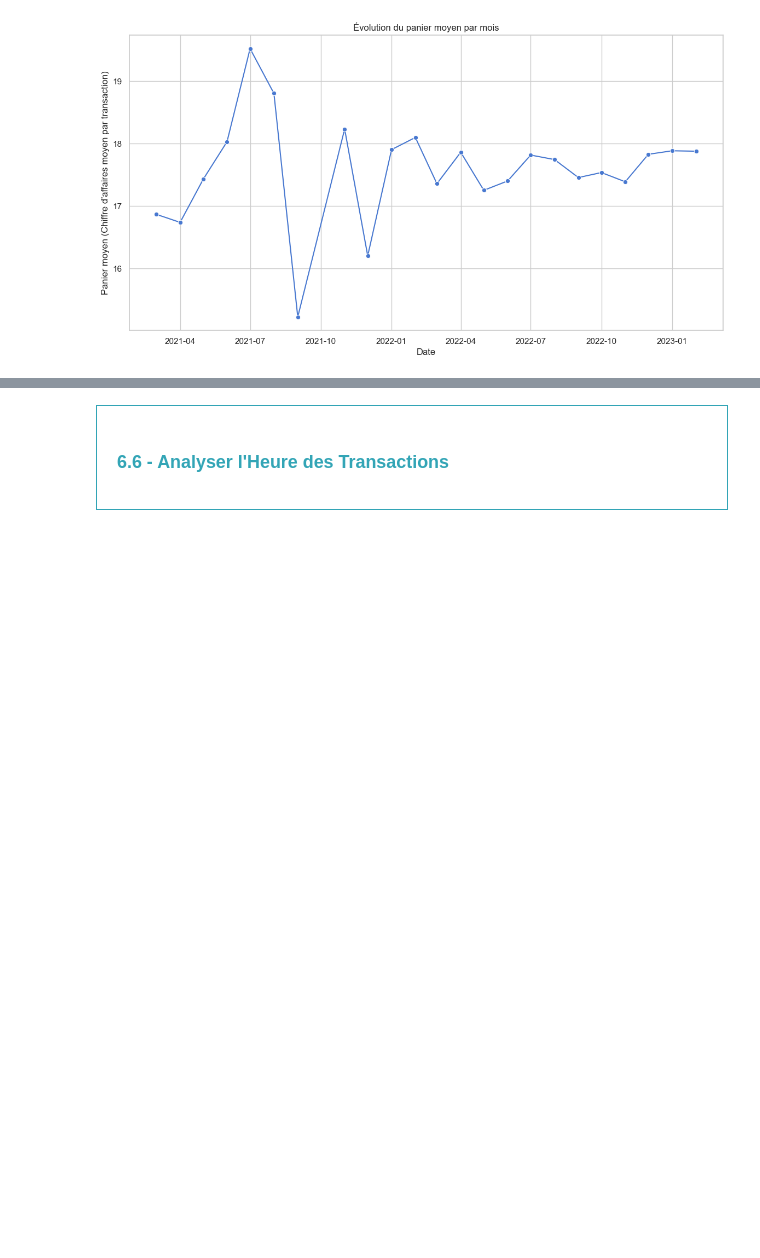
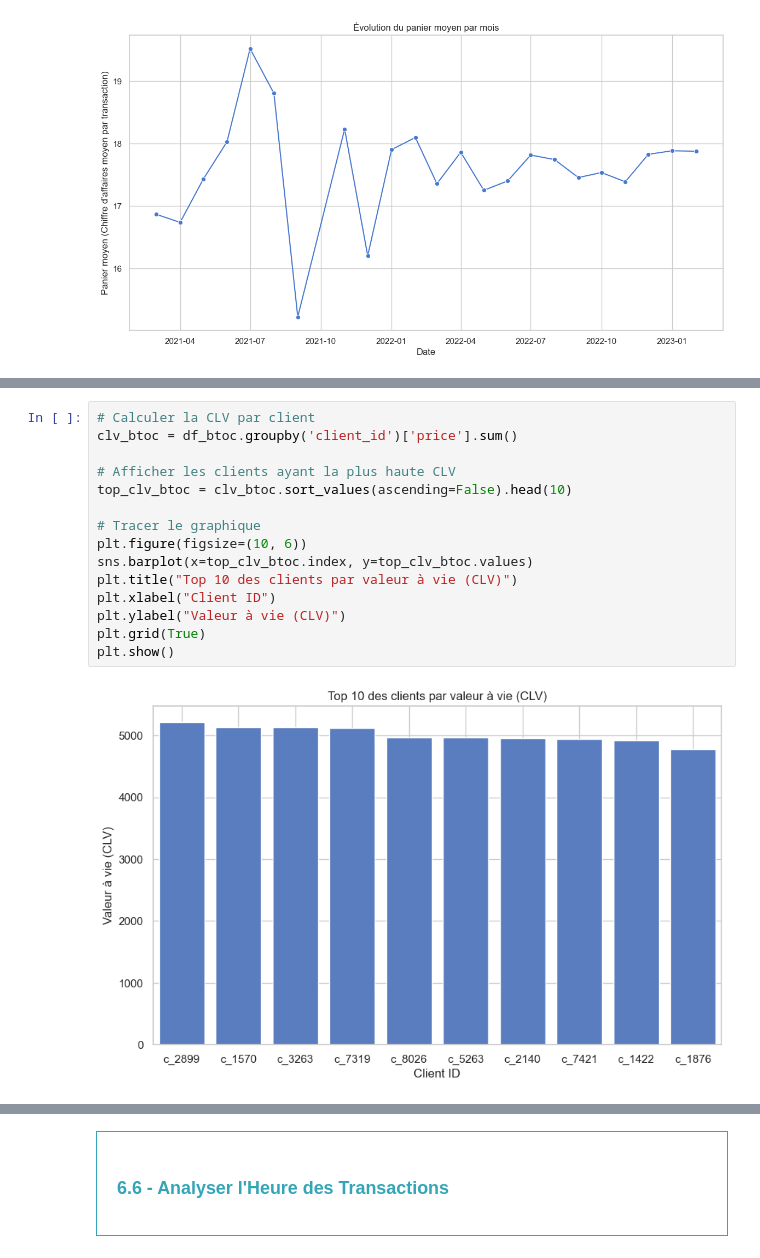
Before and after one commit to obenmaha/analyse-ventes-librairie, a Jupyter notebook: Analyse des Vente_V3.ipynb, the cells around one changed output, grey strips where cells are left out. Saved outputs shown, nothing was run; the diff lists cells and outputs as text; blank space fills up the shorter version.

```diff
--- a/Analyse des Vente_V3.ipynb
+++ b/Analyse des Vente_V3.ipynb
@@ -1095,0 +1136,17 @@ plt.show()
+# %%
+# Calculer la CLV par client
+clv_btoc = df_btoc.groupby('client_id')['price'].sum()
+
+# Afficher les clients ayant la plus haute CLV
+top_clv_btoc = clv_btoc.sort_values(ascending=False).head(10)
+
+# Tracer le graphique
+plt.figure(figsize=(10, 6))
+sns.barplot(x=top_clv_btoc.index, y=top_clv_btoc.values)
+plt.title("Top 10 des clients par valeur à vie (CLV)")
+plt.xlabel("Client ID")
+plt.ylabel("Valeur à vie (CLV)")
+plt.grid(True)
+plt.show()
+# %% [output]
+[figure, added]
```
Also changed, not shown: parts of 16 cells of this notebook.
